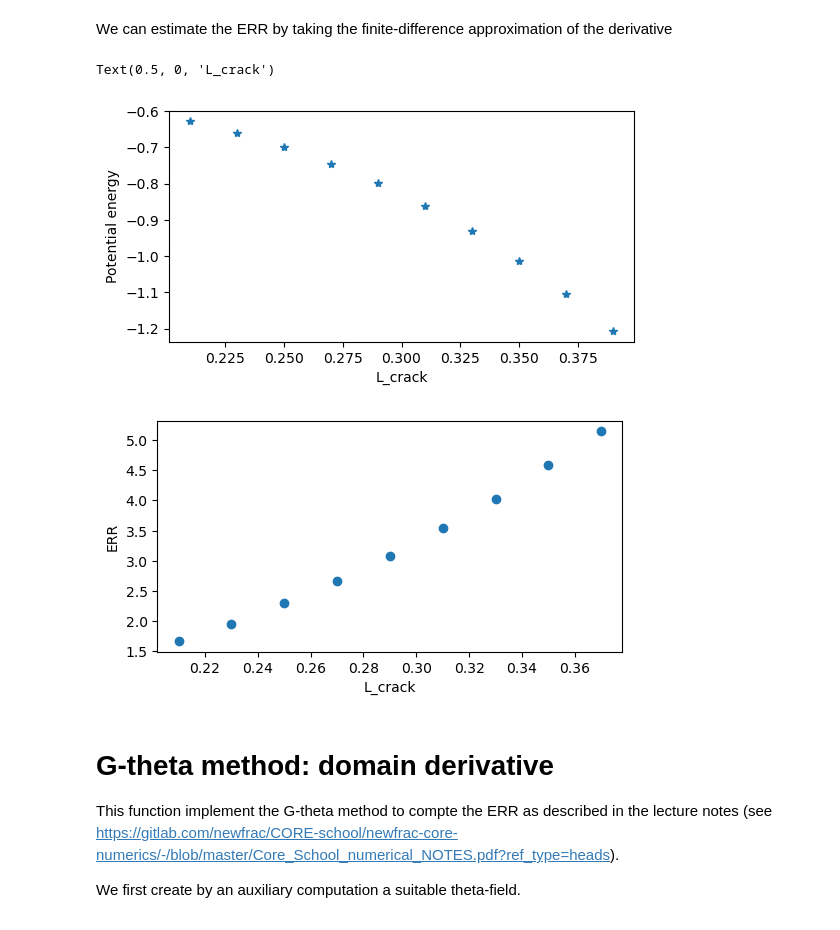
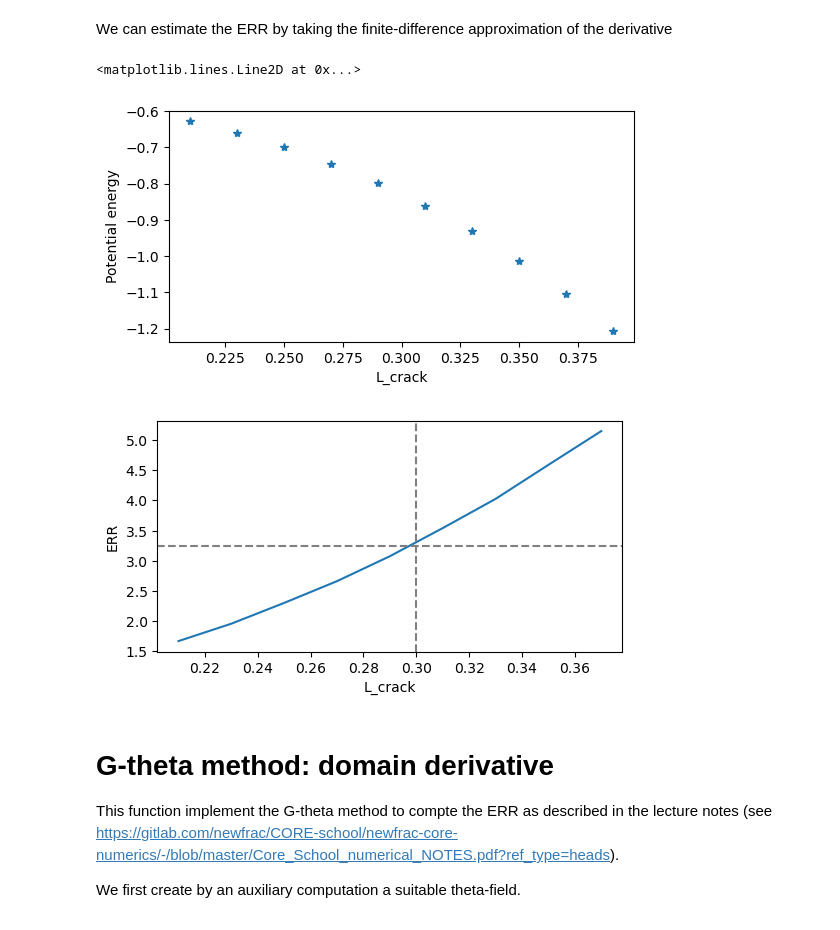
Before and after one commit to newfrac/fenicsx-fracture, a Jupyter notebook: notebooks/linear-elasticity/02-LEFM.ipynb, the cells around one changed output. Drawn from its saved outputs; the diff is of its cells as text; code cells hidden in the pictures.

```diff
--- a/notebooks/linear-elasticity/02-LEFM.ipynb
+++ b/notebooks/linear-elasticity/02-LEFM.ipynb
@@ -174,8 +171,8 @@ energies = np.zeros_like(Ls)
 Gs = np.zeros_like(Ls)
 for (i, L) in enumerate(Ls):
     uh, energies[i], _ = solve_elasticity(Lx=Lx,
-                                          Ly=Ly
-                                          ,Lcrack=L,
+                                          Ly=Ly,
+                                          Lcrack=L,
                                           lc=.05,
                                           refinement_ratio=10,
                                           dist_min=.1,
@@ -199,20 +196,20 @@ We can estimate the ERR by taking the finite-difference approximation of the der
 # %%
 ERR_naif = -np.diff(energies)/np.diff(Ls)
 
 plt.figure()
 plt.plot(Ls, energies,"*")
 plt.xlabel("L_crack")
 plt.ylabel("Potential energy")
 plt.figure()
-plt.plot(Ls[0:-1], ERR_naif,"o")
+plt.plot(Ls[0:-1], ERR_naif,"-")
 plt.ylabel("ERR")
 plt.xlabel("L_crack")
-#plt.axhline(G_estimate,linestyle='--',color="gray")
-#plt.axvline(Lcrack,linestyle='--',color="gray")
+plt.axhline(G_estimate,linestyle='--',color="gray")
+plt.axvline(Lcrack,linestyle='--',color="gray")
 # %% [output]
-Text(0.5, 0, 'L_crack')
+<matplotlib.lines.Line2D at 0x...>
 [figure]
-[figure, old version]
+[figure, new version]
 # %% [markdown]
 # G-theta method: domain derivative
 This function implement the G-theta method to compte the ERR as described in the lecture notes (see https://gitlab.com/newfrac/CORE-school/newfrac-core-numerics/-/blob/master/Core_School_numerical_NOTES.pdf?ref_type=heads).
```
Also changed, not shown: parts of 6 cells of this notebook, 4 other files.
